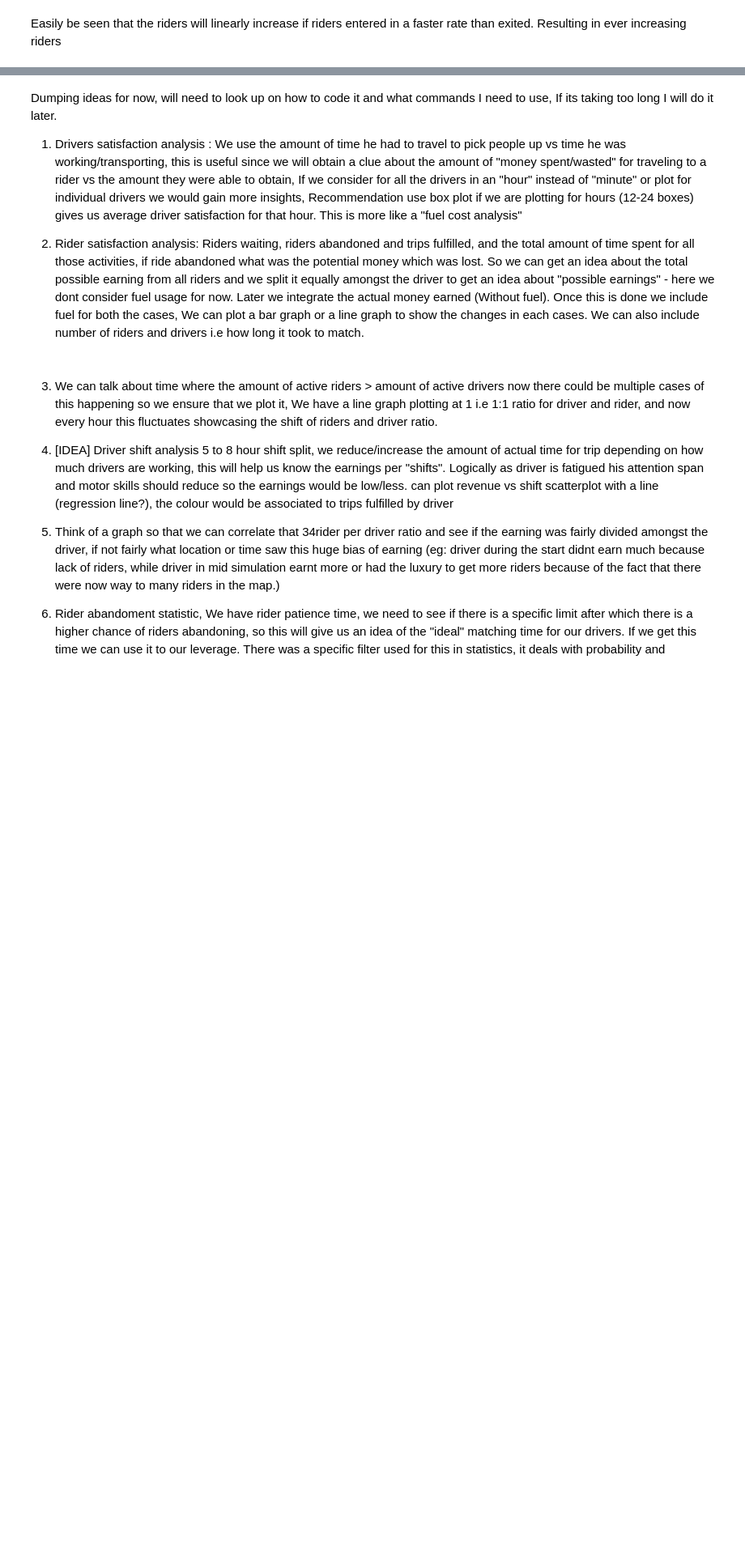
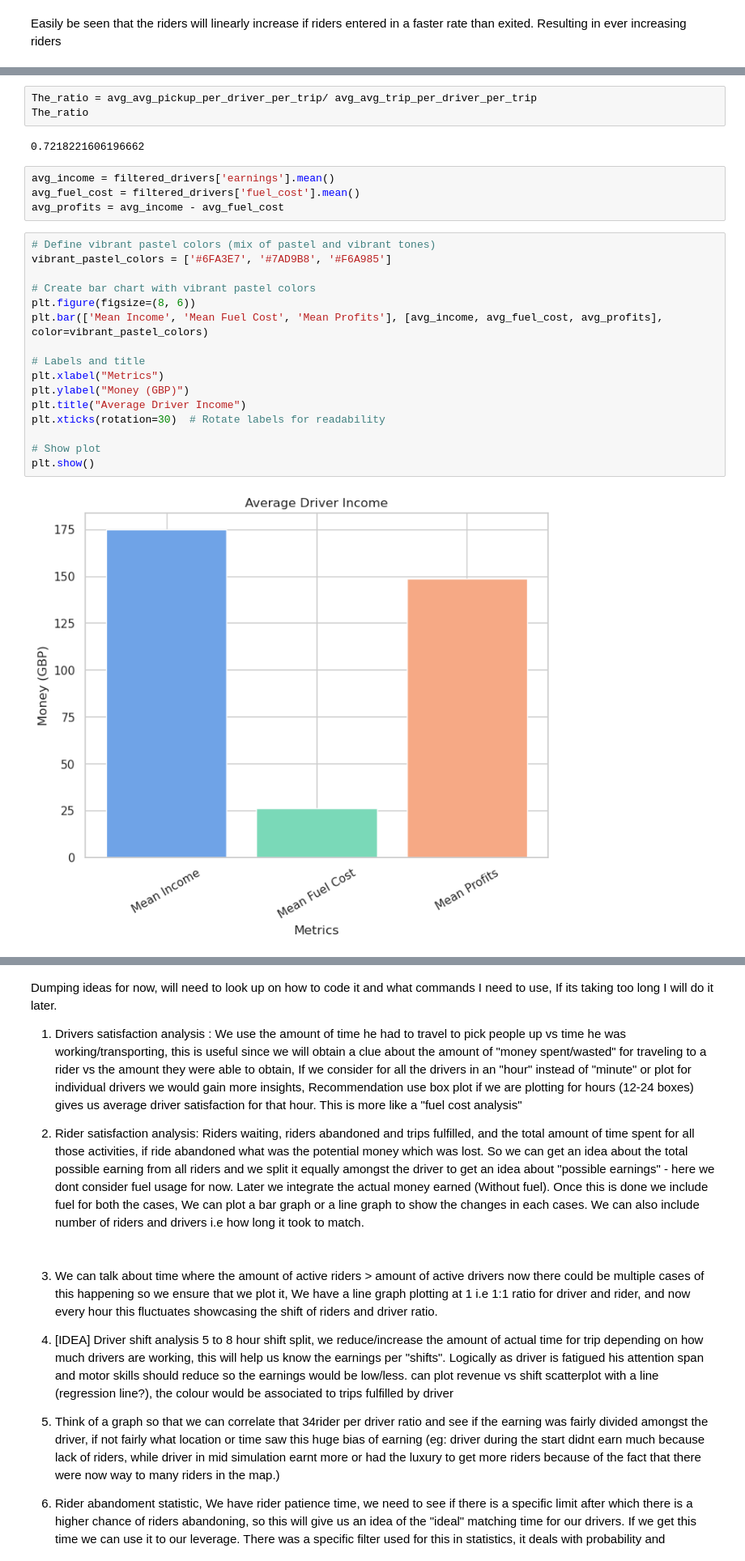
Before and after one commit to noPunintended/Squareshire_simulation, a Jupyter notebook: Codes/notebooks/eda.ipynb, the cells around one changed output, grey strips where cells are left out. Shown at 81% size. Drawn from its saved outputs; the diff is of its cells as text; blank space fills up the shorter version.

```diff
--- a/Codes/notebooks/eda.ipynb
+++ b/Codes/notebooks/eda.ipynb
@@ -433,0 +505,27 @@ riders_df.loc[riders_df['status'] == 'transit']
+# %%
+The_ratio = avg_avg_pickup_per_driver_per_trip/ avg_avg_trip_per_driver_per_trip
+The_ratio
+# %% [output]
+0.7218221606196662
+# %%
+avg_income = filtered_drivers['earnings'].mean()
+avg_fuel_cost = filtered_drivers['fuel_cost'].mean()
+avg_profits = avg_income - avg_fuel_cost
+# %%
+# Define vibrant pastel colors (mix of pastel and vibrant tones)
+vibrant_pastel_colors = ['#6FA3E7', '#7AD9B8', '#F6A985']
+
+# Create bar chart with vibrant pastel colors
+plt.figure(figsize=(8, 6))
+plt.bar(['Mean Income', 'Mean Fuel Cost', 'Mean Profits'], [avg_income, avg_fuel_cost, avg_profits], color=vibrant_pastel_colors)
+
+# Labels and title
+plt.xlabel("Metrics")
+plt.ylabel("Money (GBP)")
+plt.title("Average Driver Income")
+plt.xticks(rotation=30)  # Rotate labels for readability
+
+# Show plot
+plt.show()
+# %% [output]
+[figure, added]
```
Also changed, not shown: parts of 37 cells of this notebook.
